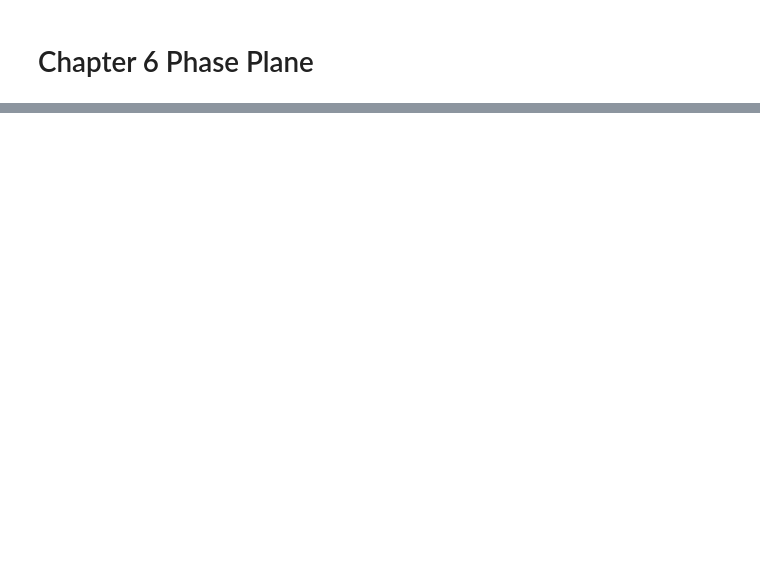
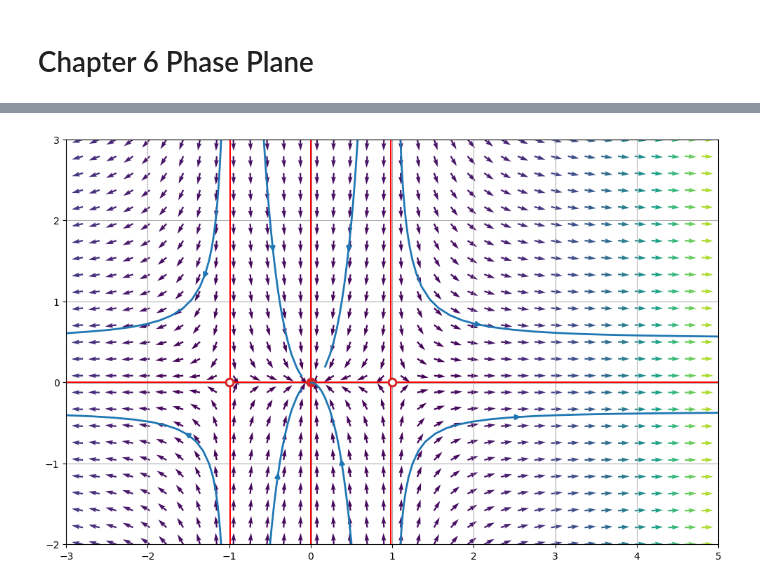
Before and after one commit to koh-my-gosh/strogatz, a Jupyter notebook: src/notebook/chapter_6_phase_plane.ipynb, the cells around one changed output, grey strips where cells are left out. Drawn from its saved outputs; the diff is of its cells as text; code cells hidden in the pictures; blank space fills up the shorter version.

```diff
--- a/src/notebook/chapter_6_phase_plane.ipynb
+++ b/src/notebook/chapter_6_phase_plane.ipynb
@@ -21,0 +22,12 @@ system.add_flows(initials=[[1, 3], [-3, -1.5], [-2.5, -2], [-1.5, 0.01], [-1.0,
+# %%
+F = [
+    lambda x: -x[..., 0] + x[..., 0]**3,
+    lambda x: -2*x[..., 1]
+]
+system = strogatz.dynamics2D(F=F, xlim=(-3, 5), ylim=(-2, 3), fig_scale=1.5)
+system.add_direction_field()
+system.add_nullclines()
+system.add_fixed_points(fixed_points=[[-1, 0], [0, 0], [1, 0]], fp_types=["saddle", "stable", "saddle"], markersize=18)
+system.add_flows(initials=[[1.1, 3], [1.1, -2], [-1.1, 3], [-1.1, -2], [0.5, -2], [-0.5, -2], [0.5, -2], [-0.5, -2], [0.5, 2], [-0.5, 2]])
+# %% [output]
+[figure, added]
```
Also changed, not shown: parts of 4 cells of this notebook, 1 other file.
